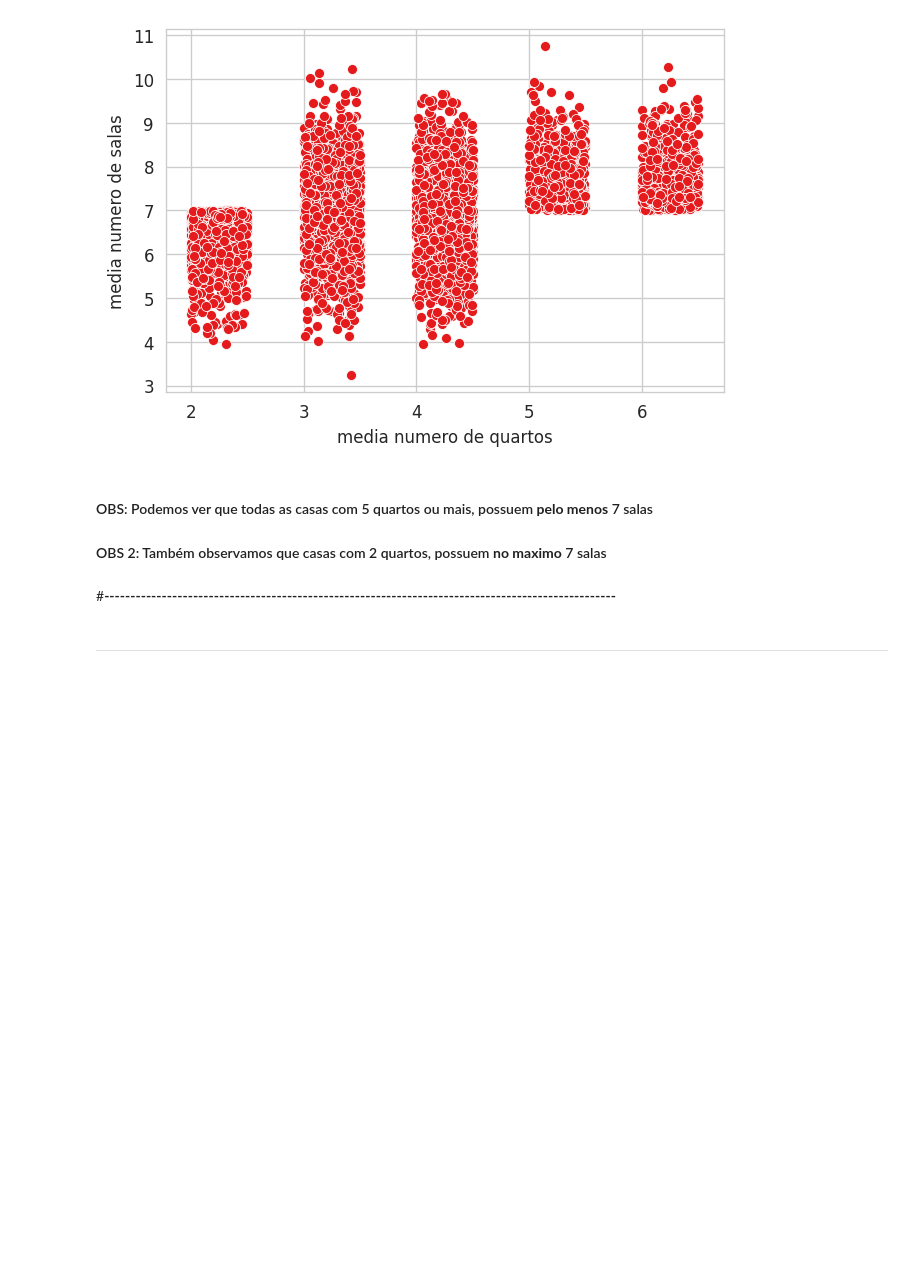
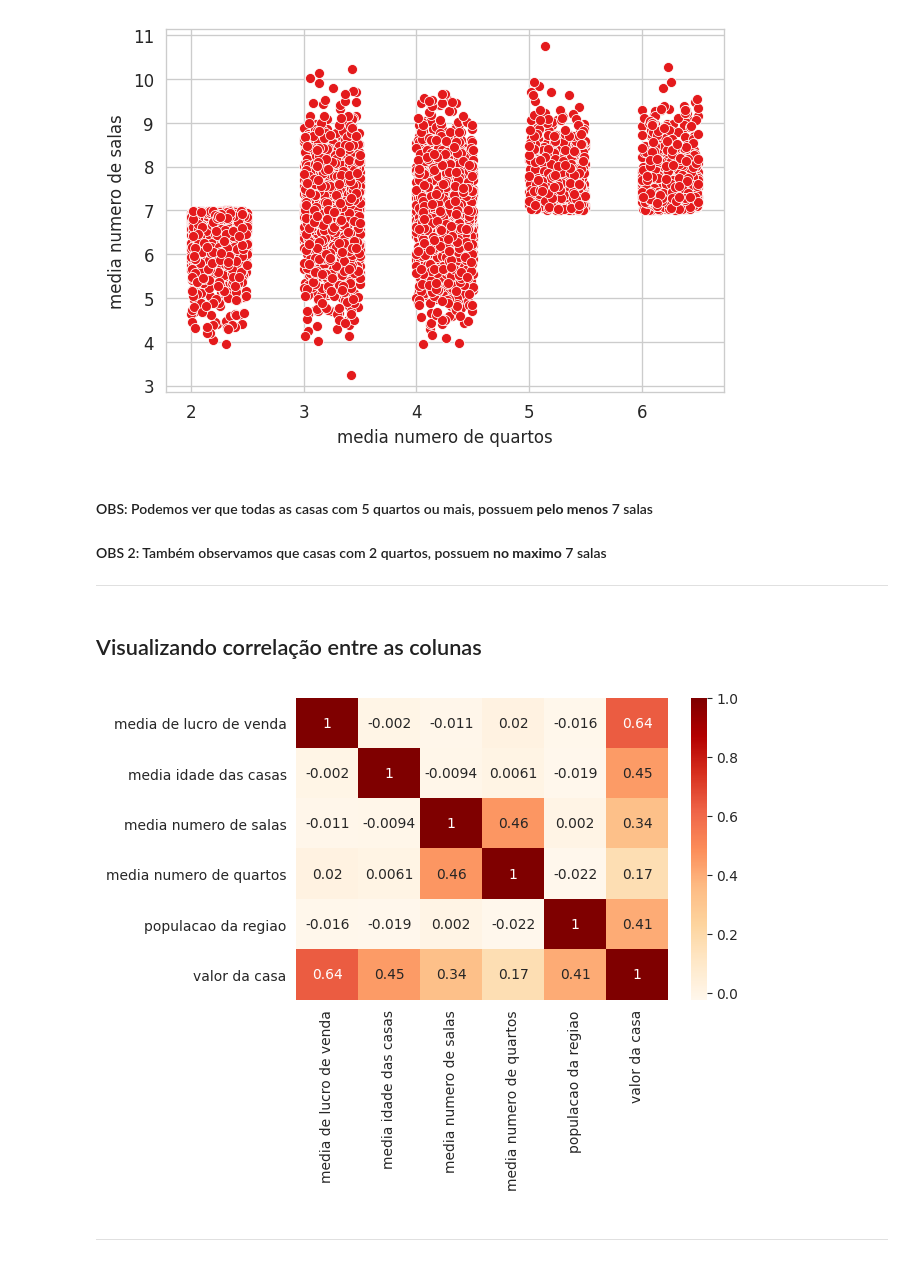
Before and after one commit to JairoLopes/Analises_R_Python, a Jupyter notebook: ML_VendaCasas/Predicao_casas.ipynb, the cells around one changed output. Drawn from its saved outputs; the diff is of its cells as text; code cells hidden in the pictures; blank space fills up the shorter version.

Commit message:
implementando heatmap

```diff
--- a/ML_VendaCasas/Predicao_casas.ipynb
+++ b/ML_VendaCasas/Predicao_casas.ipynb
@@ -68,7 +68,14 @@ plt.show()
 #### OBS: Podemos ver que todas as casas com 5 quartos ou mais, possuem **pelo menos** 7 salas
 
 #### OBS 2: Também observamos que casas com 2 quartos, possuem **no maximo** 7 salas
+***
-# %% [markdown]
-#**--------------------------------------------------------------------------------------------------**
+# %% [markdown]
+## Visualizando correlação entre as colunas
+# %%
+plt.figure(dpi=100)
+sns.heatmap(df.corr(),annot=True, cmap="OrRd")
+plt.show()
+# %% [output]
+[figure, added]
 # %% [markdown]
 ***
```
Also changed, not shown: parts of 4 cells of this notebook.
